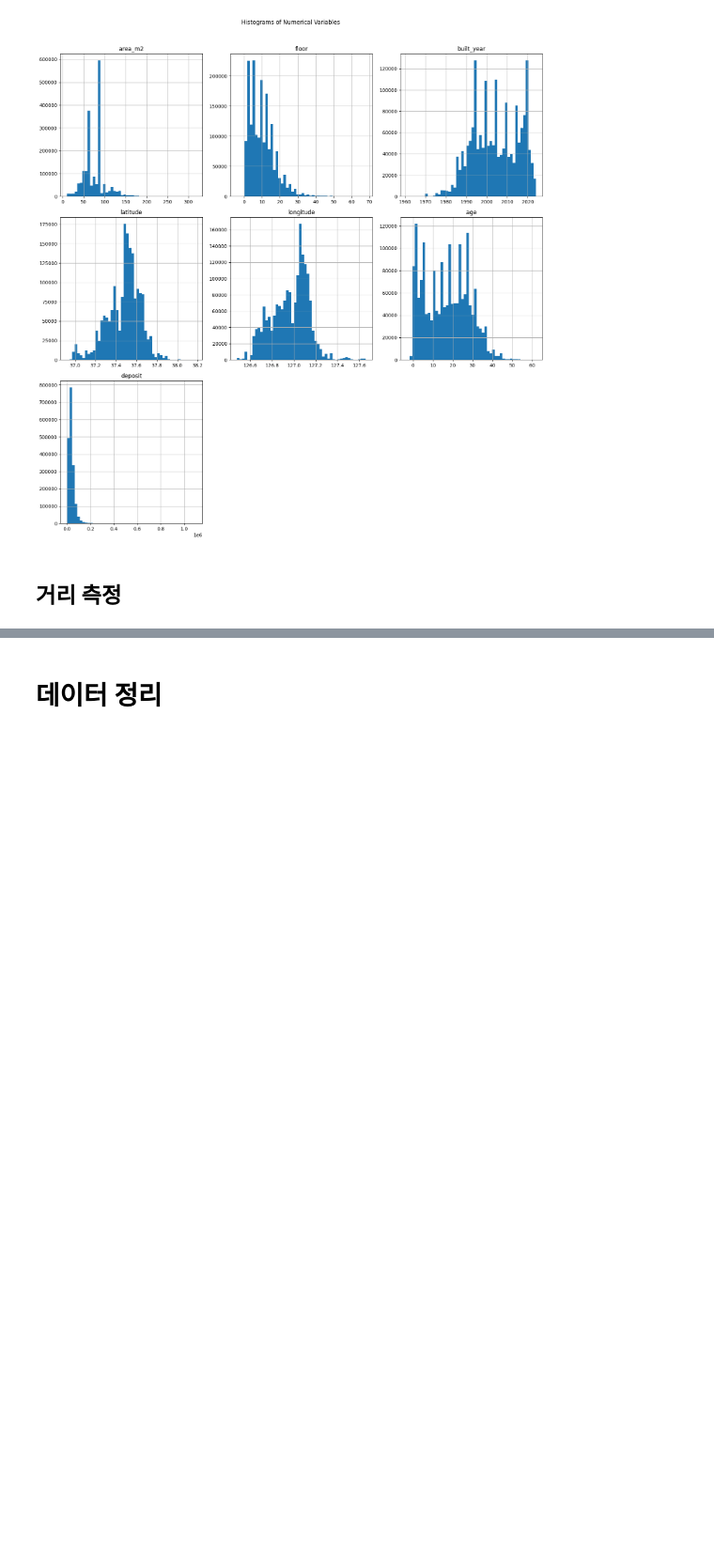
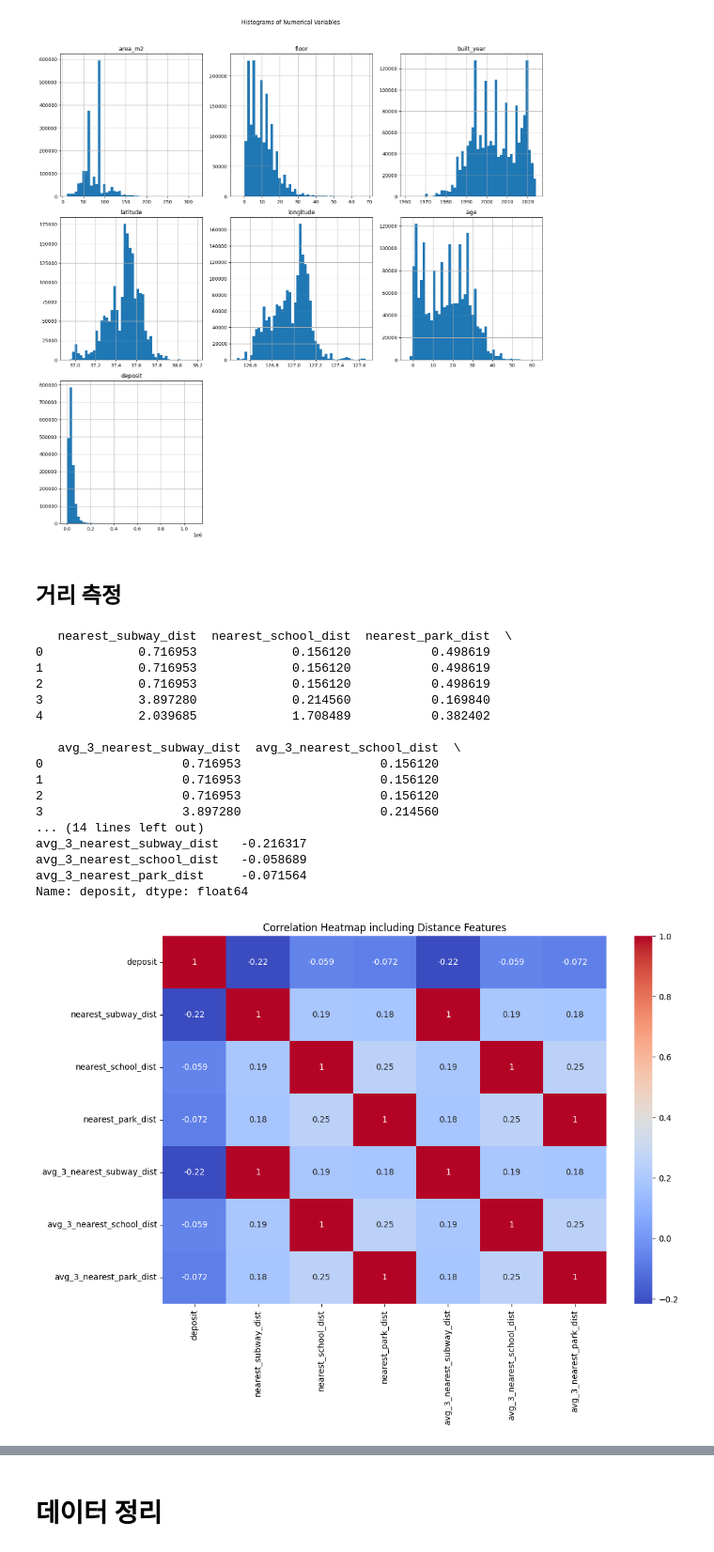
Before and after one commit to boostcampaitech7/level2-competitiveds-recsys-09, a Jupyter notebook: code/eda.ipynb, the cells around one changed output, grey strips where cells are left out. Shown at 94% size. Drawn from its saved outputs; the diff is of its cells as text; code cells hidden in the pictures; blank space fills up the shorter version.

```diff
--- a/code/eda.ipynb
+++ b/code/eda.ipynb
@@ -13,4 +15,11 @@ RANDOM_SEED = 42
 np.random.seed(RANDOM_SEED)
 # %% [markdown]
 # 데이터 불러오기
+# %%
+TRAIN_PATH = '../data/train.csv'
+TEST_PATH = '../data/test.csv'
+SAMPLE_PATH = '../data/sample_submission.csv'
+PARK_PATH = '../data/parkInfo.csv'
+SCHOOL_PATH = '../data/schoolinfo.csv'
+SUBWAY_PATH = '../data/subwayInfo.csv'
 # %%
@@ -71,10 +80,6 @@ plt.show()
 # %% [markdown]
 ## 거리 측정
 # %%
-import pandas as pd
-import numpy as np
-from sklearn.neighbors import BallTree
-
 def haversine_distance(lat1, lon1, lat2, lon2):
     """
     위도와 경도를 이용하여 두 지점 간의 거리(km)를 계산합니다.
@@ -100,54 +105,73 @@ def find_nearest_n(df_points, df_targets, n=1):
     return distances * 6371, indices  # 라디안을 km로 변환
 
 # 데이터 로드
-train = pd.read_csv('train.csv')
-subway = pd.read_csv('subwayInfo.csv')
-school = pd.read_csv('schoolInfo.csv')
-park = pd.read_csv('parkInfo.csv')
+train_df = pd.read_csv(TRAIN_PATH)
+subway_df = pd.read_csv(SUBWAY_PATH)
+school_df = pd.read_csv(SCHOOL_PATH)
+park_df = pd.read_csv(PARK_PATH)
 
 # 가장 가까운 지하철역, 학교, 공원 찾기
-subway_dist, _ = find_nearest_n(train, subway)
-school_dist, _ = find_nearest_n(train, school)
-park_dist, _ = find_nearest_n(train, park)
+subway_dist, _ = find_nearest_n(train_df, subway_df)
+school_dist, _ = find_nearest_n(train_df, school_df)
+park_dist, _ = find_nearest_n(train_df, park_df)
 
 # 새로운 특성 추가
-train['nearest_subway_dist'] = subway_dist.flatten()
-train['nearest_school_dist'] = school_dist.flatten()
-train['nearest_park_dist'] = park_dist.flatten()
+train_df['nearest_subway_dist'] = subway_dist.flatten()
+train_df['nearest_school_dist'] = school_dist.flatten()
+train_df['nearest_park_dist'] = park_dist.flatten()
 
 # 거리의 통계량 계산 (예: 상위 3개의 평균)
-_, subway_indices = find_nearest_n(train, subway, n=3)
-_, school_indices = find_nearest_n(train, school, n=3)
-_, park_indices = find_nearest_n(train, park, n=3)
+_, subway_indices = find_nearest_n(train_df, subway_df, n=3)
+_, school_indices = find_nearest_n(train_df, school_df, n=3)
+_, park_indices = find_nearest_n(train_df, park_df, n=3)
 
-train['avg_3_nearest_subway_dist'] = np.mean(subway_dist, axis=1)
-train['avg_3_nearest_school_dist'] = np.mean(school_dist, axis=1)
-train['avg_3_nearest_park_dist'] = np.mean(park_dist, axis=1)
+train_df['avg_3_nearest_subway_dist'] = np.mean(subway_dist, axis=1)
+train_df['avg_3_nearest_school_dist'] = np.mean(school_dist, axis=1)
+train_df['avg_3_nearest_park_dist'] = np.mean(park_dist, axis=1)
 
 # 결과 확인
-print(train[['nearest_subway_dist', 'nearest_school_dist', 'nearest_park_dist',
+print(train_df[['nearest_subway_dist', 'nearest_school_dist', 'nearest_park_dist',
              'avg_3_nearest_subway_dist', 'avg_3_nearest_school_dist', 'avg_3_nearest_park_dist']].head())
 
 # 상관관계 분석
-correlation = train[['deposit', 'nearest_subway_dist', 'nearest_school_dist', 'nearest_park_dist',
+correlation = train_df[['deposit', 'nearest_subway_dist', 'nearest_school_dist', 'nearest_park_dist',
                      'avg_3_nearest_subway_dist', 'avg_3_nearest_school_dist', 'avg_3_nearest_park_dist']].corr()
 
 print("\n상관관계:")
 print(correlation['deposit'])
 
 # 시각화
 import matplotlib.pyplot as plt
 import seaborn as sns
 
 plt.figure(figsize=(12, 8))
 sns.heatmap(correlation, annot=True, cmap='coolwarm')
 plt.title('Correlation Heatmap including Distance Features')
 plt.show()
 
 # 산점도
 fig, axes = plt.subplots(3, 1, figsize=(12, 18))
-sns.scatterplot(x='nearest_subway_dist', y='deposit', data=train, ax=axes[0])
-sns.scatterplot(x='nearest_school_dist', y='deposit', data=train, ax=axes[1])
-sns.scatterplot(x='nearest_park_dist', y='deposit', data=train, ax=axes[2])
+sns.scatterplot(x='nearest_subway_dist', y='deposit', data=train_df, ax=axes[0])
+sns.scatterplot(x='nearest_school_dist', y='deposit', data=train_df, ax=axes[1])
+sns.scatterplot(x='nearest_park_dist', y='deposit', data=train_df, ax=axes[2])
 plt.tight_layout()
 plt.show()
+# %% [output]
+   nearest_subway_dist  nearest_school_dist  nearest_park_dist  \
+0             0.716953             0.156120           0.498619
+1             0.716953             0.156120           0.498619
+2             0.716953             0.156120           0.498619
+3             3.897280             0.214560           0.169840
+4             2.039685             1.708489           0.382402
+
+   avg_3_nearest_subway_dist  avg_3_nearest_school_dist  \
+0                   0.716953                   0.156120
+1                   0.716953                   0.156120
+2                   0.716953                   0.156120
+3                   3.897280                   0.214560
+... (14 lines left out)
+avg_3_nearest_subway_dist   -0.216317
+avg_3_nearest_school_dist   -0.058689
+avg_3_nearest_park_dist     -0.071564
+Name: deposit, dtype: float64
+[figure, added]
```
Also changed, not shown: parts of 3 cells of this notebook, 1 other file.
